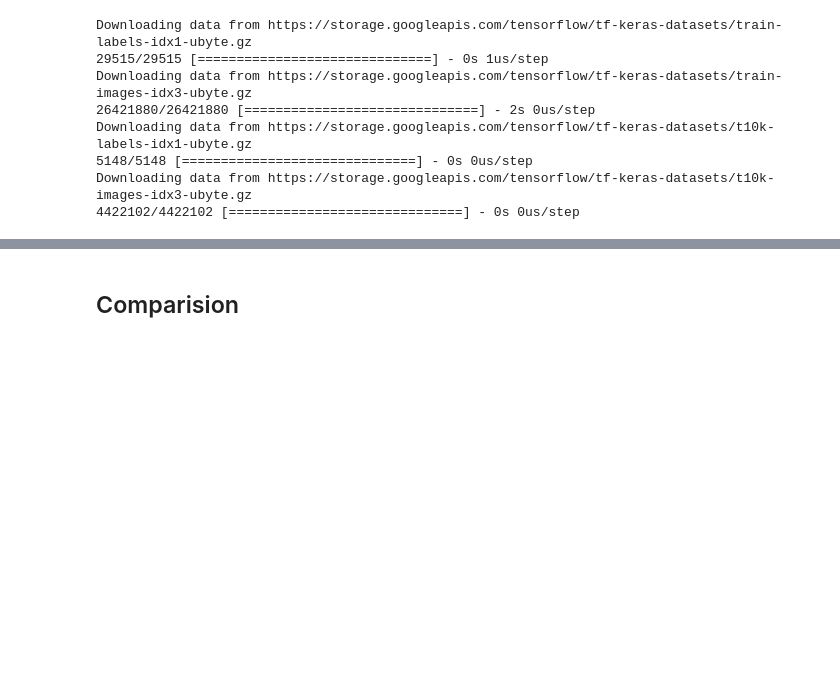
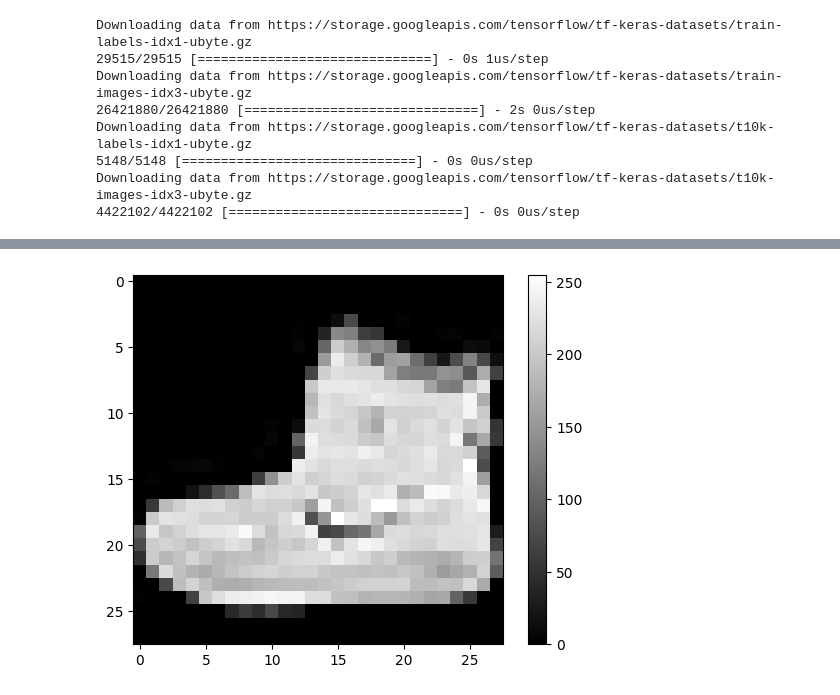
Before and after one commit to P4ndaM1x/engineering-dissertation, a Jupyter notebook: fashion_mnist.ipynb, the cells around one changed output, grey strips where cells are left out. Saved outputs shown, nothing was run; the diff lists cells and outputs as text; code cells hidden in the pictures; blank space fills up the shorter version.

```diff
--- a/fashion_mnist.ipynb
+++ b/fashion_mnist.ipynb
@@ -122,2 +33,0 @@ plot_loss_history(rvnn_history, "RVNN")
-# %% [markdown]
-## Comparision
@@ -143,0 +43,9 @@ plot_loss_history_comparision(rvnn_history, cvnn_history, 2)
+# %%
+import matplotlib.pyplot as plt
+
+plt.figure()
+plt.imshow(train_images[0], cmap='gray', vmin=0, vmax=255)
+plt.colorbar()
+plt.show()
+# %% [output]
+[figure, added]
```
Also changed, not shown: parts of 46 cells of this notebook, 2 other files.
